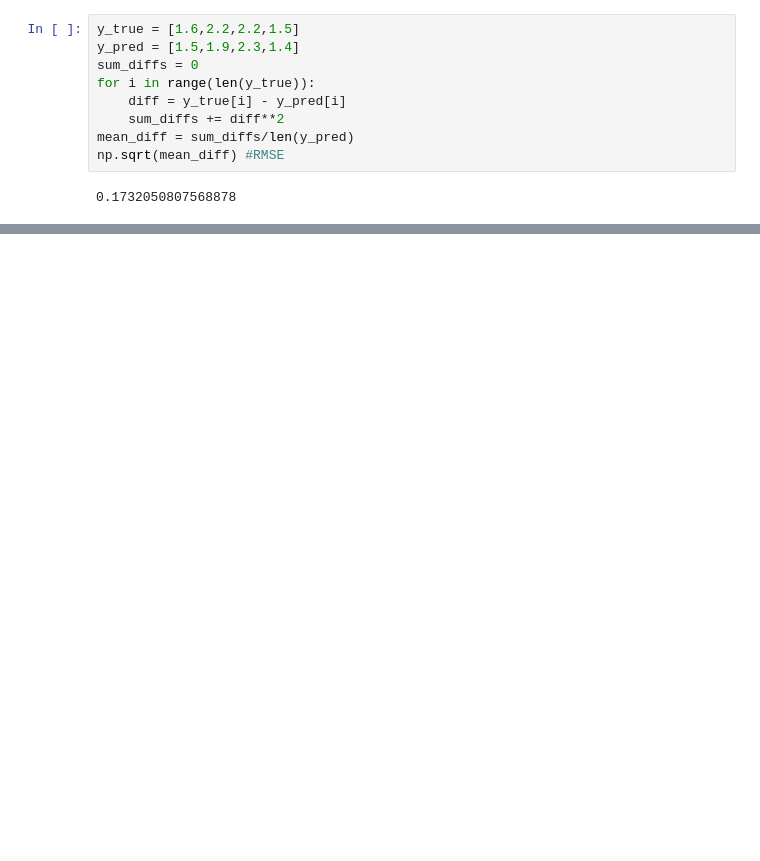
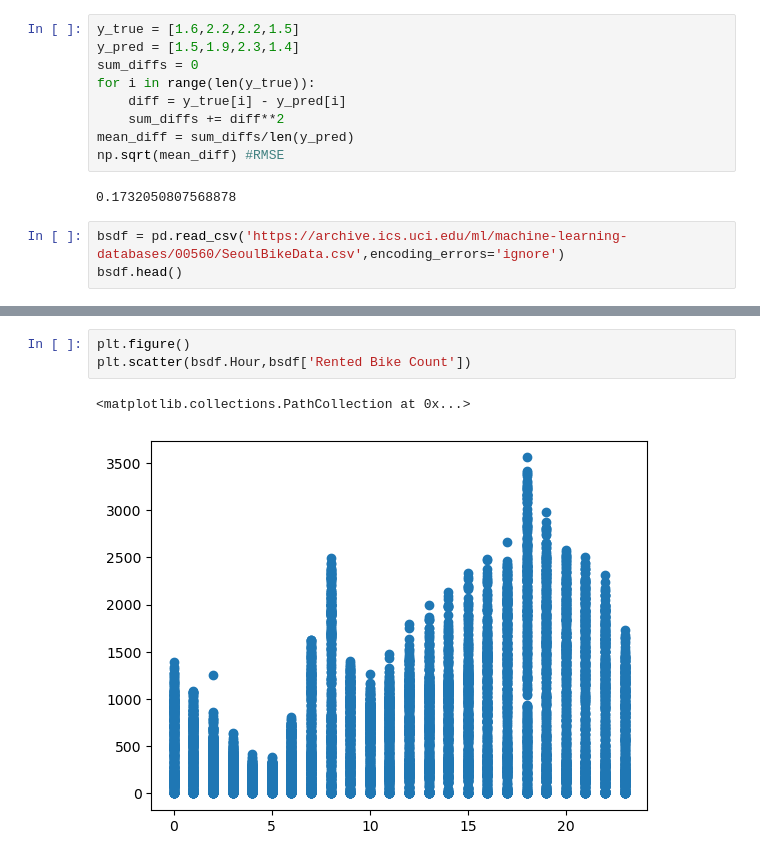
Before and after one commit to maxz101524/IS327---Machine-Learning, a Jupyter notebook: codealong5.ipynb, the cells around one changed output, grey strips where cells are left out. Cells and saved outputs as stored; diff of their text form; blank space fills up the shorter version.

```diff
--- a/codealong5.ipynb
+++ b/codealong5.ipynb
@@ -82,3 +82,6 @@ mean_diff = sum_diffs/len(y_pred)
 np.sqrt(mean_diff) #RMSE
 # %% [output]
 0.1732050807568878
+# %%
+bsdf = pd.read_csv('https://archive.ics.uci.edu/ml/machine-learning-databases/00560/SeoulBikeData.csv',encoding_errors='ignore')
+bsdf.head()
@@ -84,0 +95,6 @@ np.sqrt(mean_diff) #RMSE
+# %%
+plt.figure()
+plt.scatter(bsdf.Hour,bsdf['Rented Bike Count'])
+# %% [output]
+<matplotlib.collections.PathCollection at 0x...>
+[figure, added]
```
Also changed, not shown: parts of 9 cells of this notebook.
